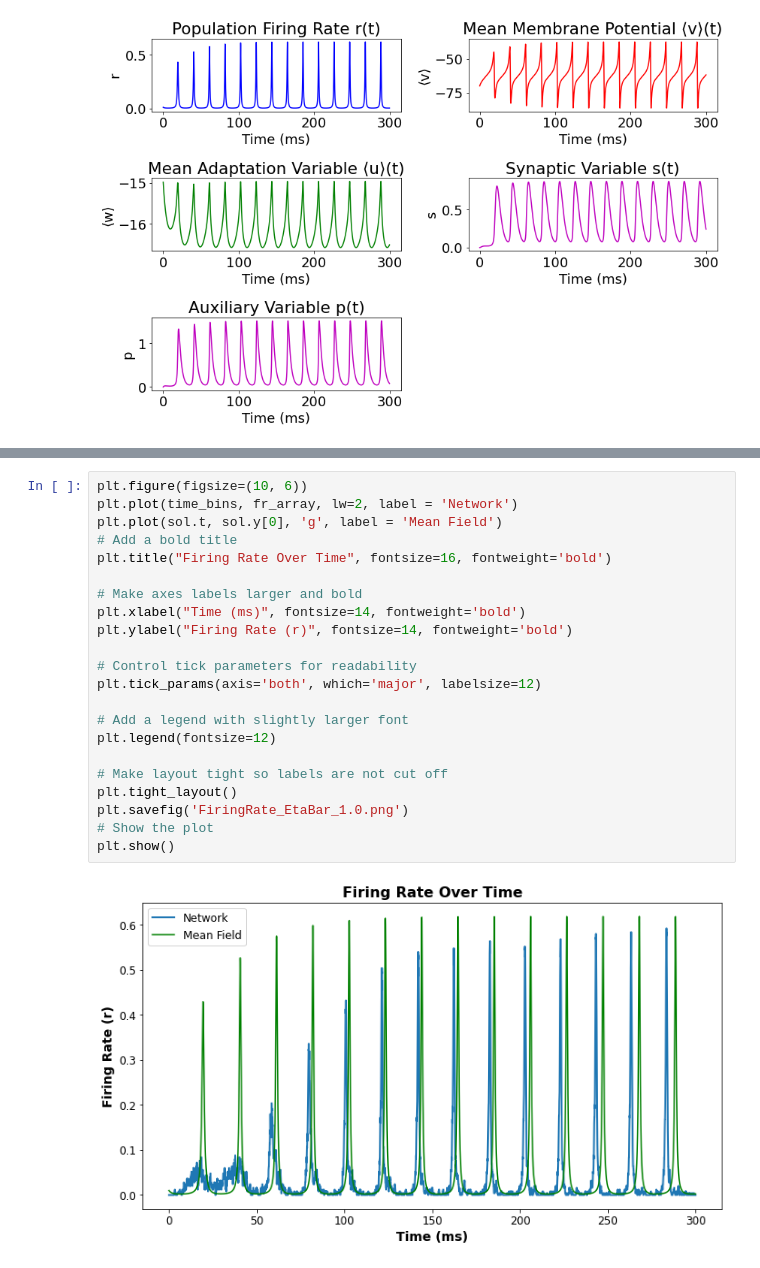
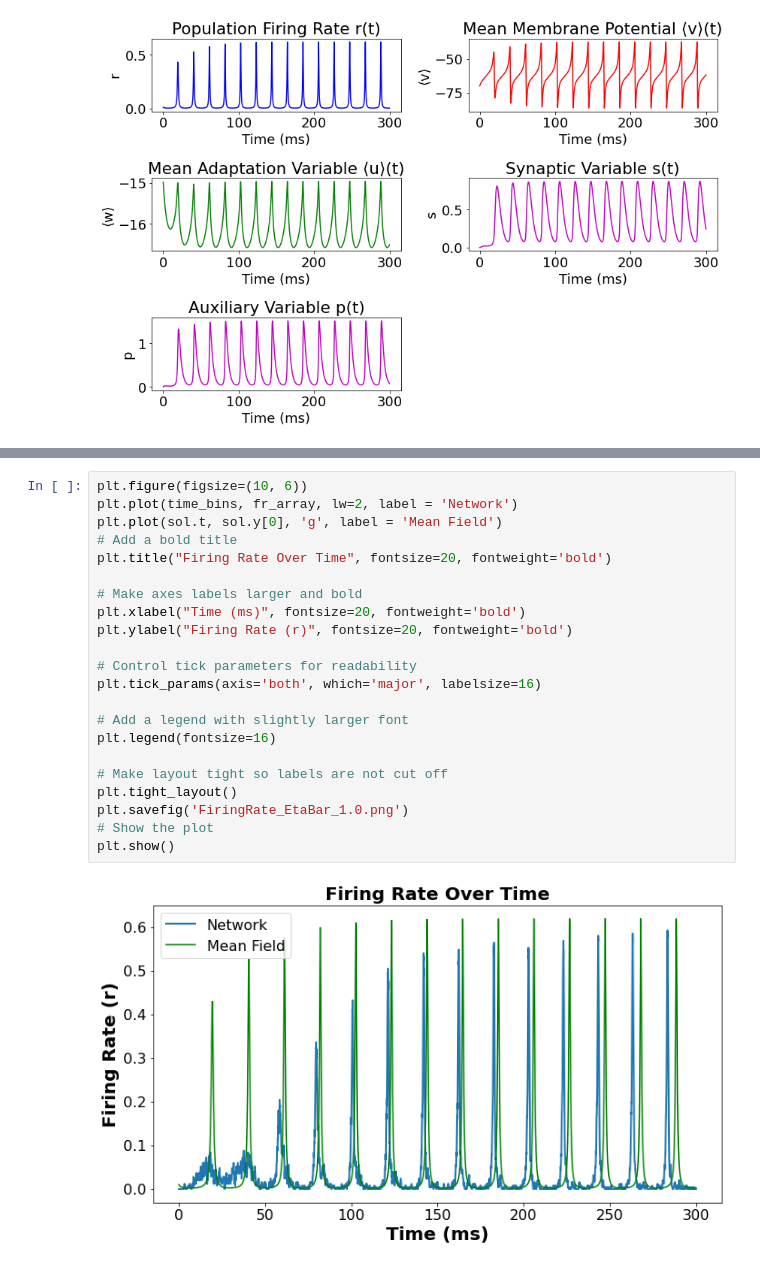
Before and after one commit to davidkelly2002/Final_Year_Thesis_Code, a Jupyter notebook: Mean-Field Reduced System (Chapter 4).ipynb, the cells around one changed output, grey strips where cells are left out. Saved outputs shown, nothing was run; the diff lists cells and outputs as text.

```diff
--- a/Mean-Field Reduced System (Chapter 4).ipynb
+++ b/Mean-Field Reduced System (Chapter 4).ipynb
@@ -409,24 +407,24 @@ plt.show()
 # %%
 plt.figure(figsize=(10, 6))
 plt.plot(time_bins, fr_array, lw=2, label = 'Network')
 plt.plot(sol.t, sol.y[0], 'g', label = 'Mean Field')
 # Add a bold title
-plt.title("Firing Rate Over Time", fontsize=16, fontweight='bold')
+plt.title("Firing Rate Over Time", fontsize=20, fontweight='bold')
 
 # Make axes labels larger and bold
-plt.xlabel("Time (ms)", fontsize=14, fontweight='bold')
-plt.ylabel("Firing Rate (r)", fontsize=14, fontweight='bold')
+plt.xlabel("Time (ms)", fontsize=20, fontweight='bold')
+plt.ylabel("Firing Rate (r)", fontsize=20, fontweight='bold')
 
 # Control tick parameters for readability
-plt.tick_params(axis='both', which='major', labelsize=12)
+plt.tick_params(axis='both', which='major', labelsize=16)
 
 # Add a legend with slightly larger font
-plt.legend(fontsize=12)
+plt.legend(fontsize=16)
 
 # Make layout tight so labels are not cut off
 plt.tight_layout()
 plt.savefig('FiringRate_EtaBar_1.0.png')
 # Show the plot
 plt.show()
 # %% [output]
-[figure, old version]
+[figure, new version]
```
Also changed, not shown: parts of 4 cells of this notebook.
